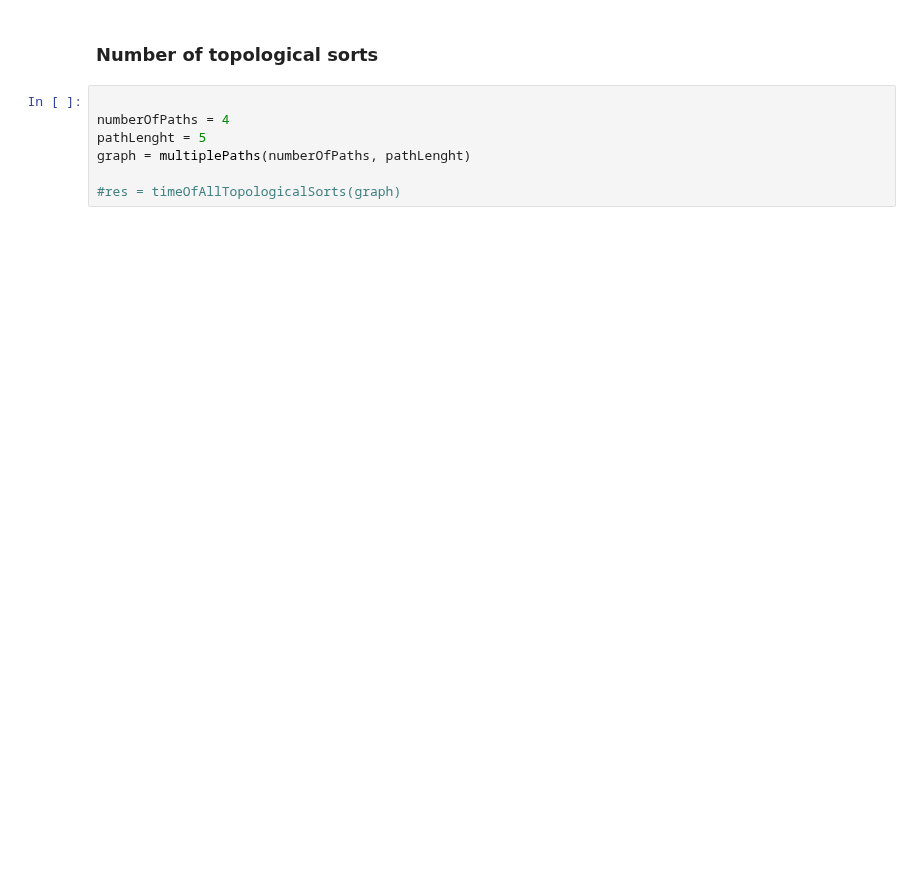
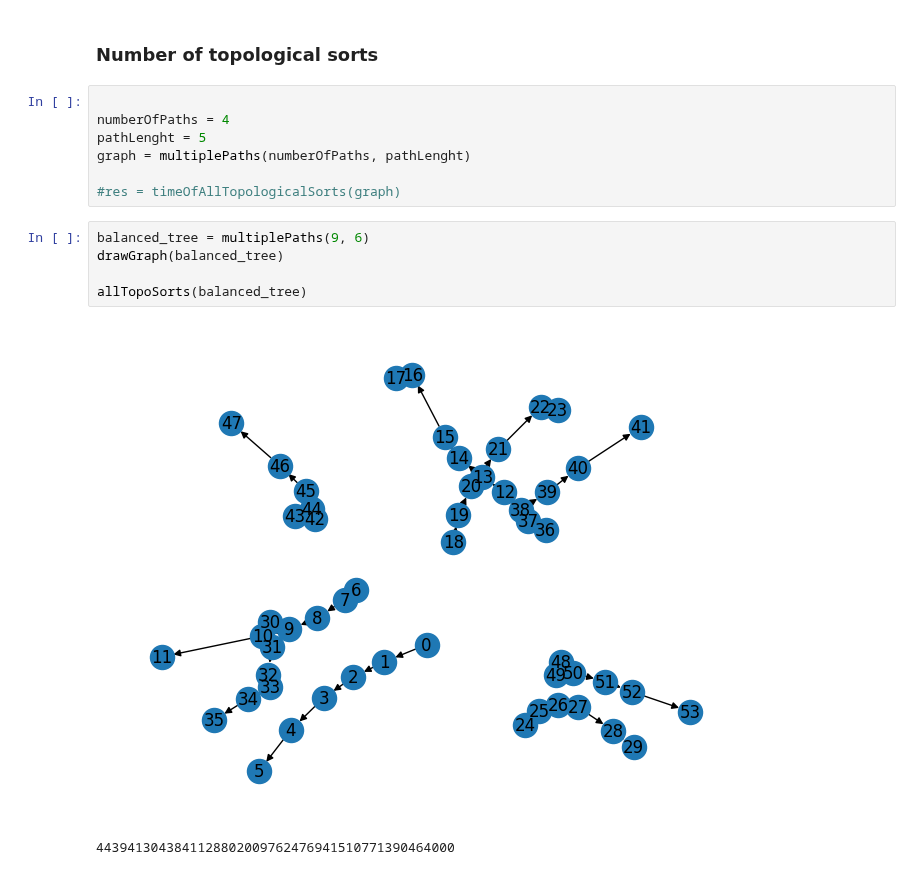
Before and after one commit to EchuCompa/pasantia-BICC, a Jupyter notebook: eqClFormula.ipynb, the cells around one changed output. Cells and saved outputs as stored; diff of their text form; blank space fills up the shorter version.

```diff
--- a/eqClFormula.ipynb
+++ b/eqClFormula.ipynb
@@ -723,3 +737,11 @@ pathLenght = 5
 graph = multiplePaths(numberOfPaths, pathLenght)
 
 #res = timeOfAllTopologicalSorts(graph)
+# %%
+balanced_tree = multiplePaths(9, 6)
+drawGraph(balanced_tree)
+
+allTopoSorts(balanced_tree)
+# %% [output]
+[figure, added]
+4439413043841128802009762476941510771390464000
```
Also changed, not shown: parts of 7 cells of this notebook.
